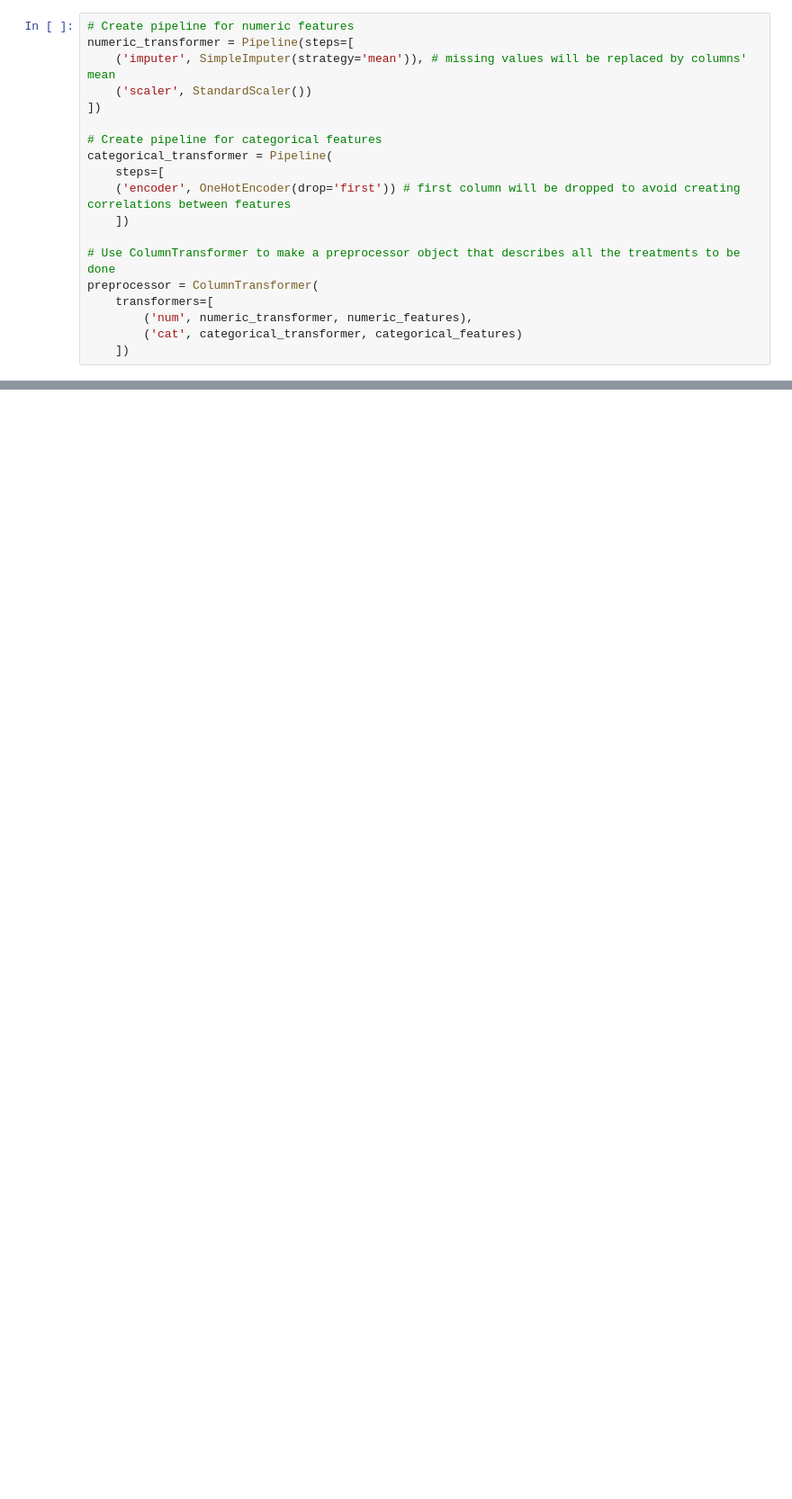
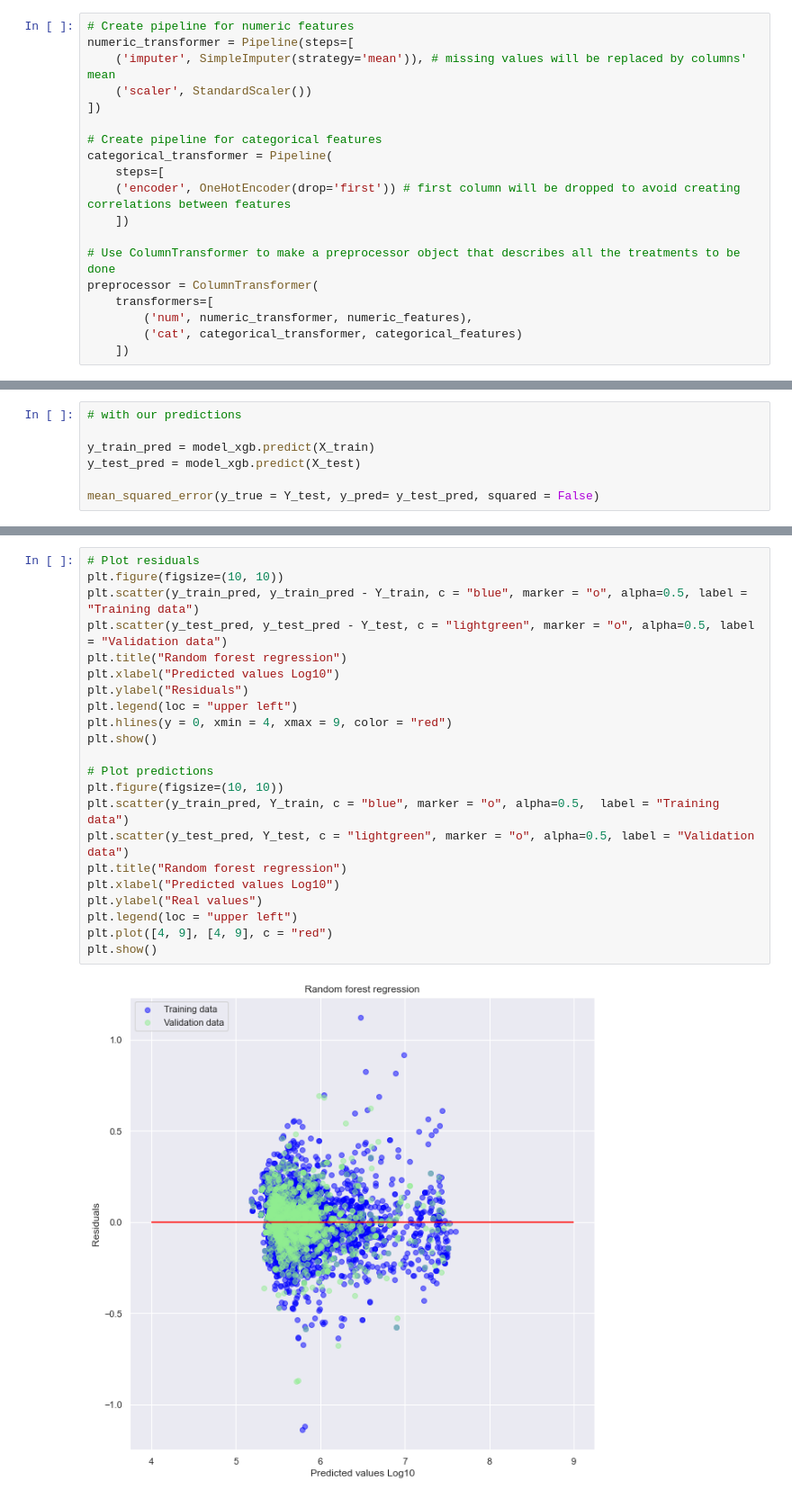
Before and after one commit to LHB-Group/Civil-Work-Bidding-And-Investment-Helper, a Jupyter notebook: NoteBooks/feature_selection.ipynb, the cells around one changed output, grey strips where cells are left out. Shown at 90% size. Cells and saved outputs as stored; diff of their text form; blank space fills up the shorter version.

```diff
--- a/NoteBooks/feature_selection.ipynb
+++ b/NoteBooks/feature_selection.ipynb
@@ -287,0 +479,7 @@ plt.show()
+# %%
+# with our predictions
+
+y_train_pred = model_xgb.predict(X_train)
+y_test_pred = model_xgb.predict(X_test)
+
+mean_squared_error(y_true = Y_test, y_pred= y_test_pred, squared = False)
@@ -287,0 +499,24 @@ plt.show()
+# %%
+# Plot residuals
+plt.figure(figsize=(10, 10))
+plt.scatter(y_train_pred, y_train_pred - Y_train, c = "blue", marker = "o", alpha=0.5, label = "Training data")
+plt.scatter(y_test_pred, y_test_pred - Y_test, c = "lightgreen", marker = "o", alpha=0.5, label = "Validation data")
+plt.title("Random forest regression")
+plt.xlabel("Predicted values Log10")
+plt.ylabel("Residuals")
+plt.legend(loc = "upper left")
+plt.hlines(y = 0, xmin = 4, xmax = 9, color = "red")
+plt.show()
+
+# Plot predictions
+plt.figure(figsize=(10, 10))
+plt.scatter(y_train_pred, Y_train, c = "blue", marker = "o", alpha=0.5,  label = "Training data")
+plt.scatter(y_test_pred, Y_test, c = "lightgreen", marker = "o", alpha=0.5, label = "Validation data")
+plt.title("Random forest regression")
+plt.xlabel("Predicted values Log10")
+plt.ylabel("Real values")
+plt.legend(loc = "upper left")
+plt.plot([4, 9], [4, 9], c = "red")
+plt.show()
+# %% [output]
+[figure, added]
```
Also changed, not shown: parts of 38 cells of this notebook, 4 other files.
